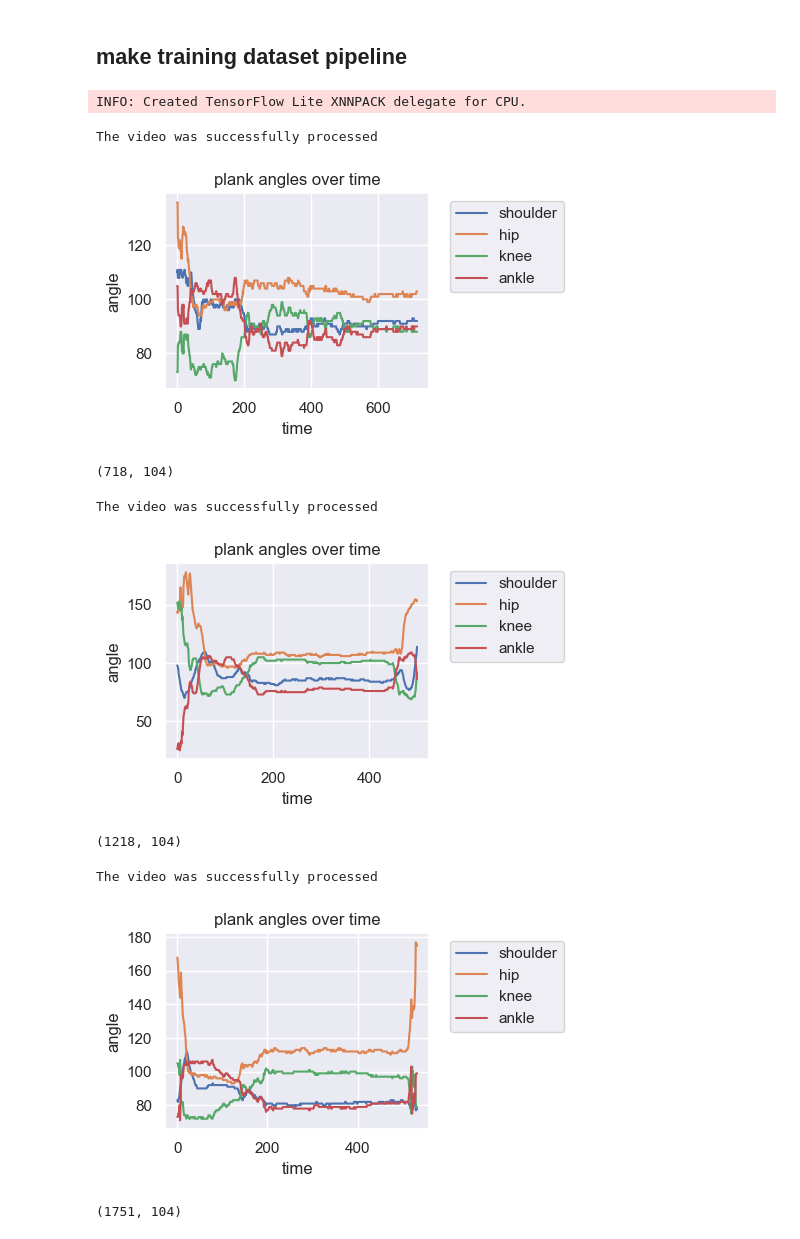
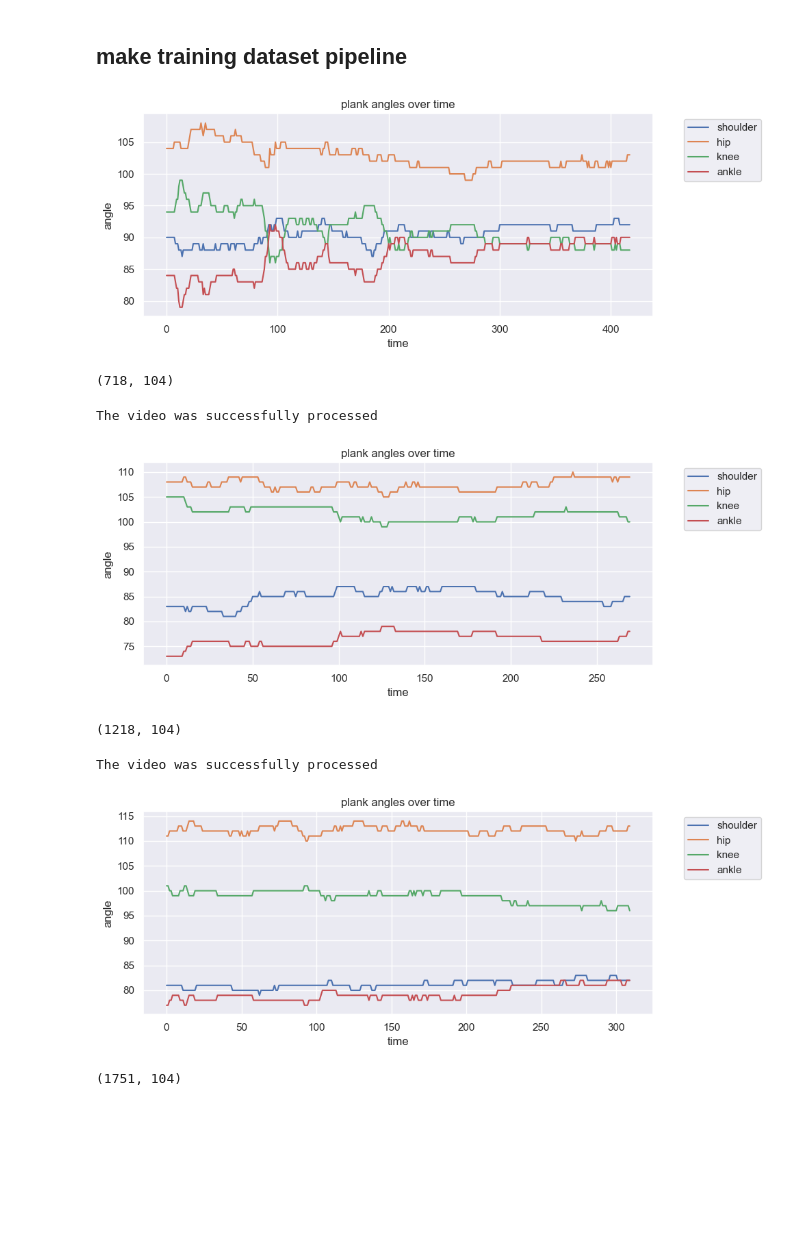
Before and after one commit to joshabbott/ai-formtrainer, a Jupyter notebook: utils/train_plank_model.ipynb, the cells around one changed output. Cells and saved outputs as stored; diff of their text form; code cells hidden in the pictures; blank space fills up the shorter version.

```diff
--- a/utils/train_plank_model.ipynb
+++ b/utils/train_plank_model.ipynb
@@ -123,7 +123,7 @@ COLORS = {
 # %%
 def process_frame(frame,pose,framenum=1):
     """
-    Process a single video (maybe image too?) frame
+    Process a single video frame
 
     Returns keypoints, crit_angles_list
     """
@@ -157,11 +157,7 @@ def process_frame(frame,pose,framenum=1):
         offset_angle = find_angle(left_shldr_coord, right_shldr_coord, nose_coord)
 
         camera_view = 'right'
-        #
-        # ASSUME camera angle is from the right for now
-        #
-
-        # determine camera view (left or right) - front will default to right for now (TODO: handle this better)
+        # determine camera view (left or right) - front will default to right for now
         if offset_angle > 35.0:
             # hard-coded for now - determined from squat code author, seems good
             camera_view = 'front'
@@ -283,16 +284,11 @@ training_dir = "../data/videos/training/"
 # %%
-input_filename = training_dir+"joshplank-decent.mp4"
-data, angles_data = process_video(input_filename)
-feat_df = make_default_feature_matrix(data, angles_data)
-start = 200
-stop = 718
+start = 300
+# stop = 718
 feat_df.loc[0:start,0] = 0
 features_df = feat_df.copy()
-plot_crit_angles(angles_data)
+plot_crit_angles(angles_data[start:])
 # %% [output]
-INFO: Created TensorFlow Lite XNNPACK delegate for CPU.
-The video was successfully processed
-[figure, old version]
+[figure, new version]
 # %%
 features_df.shape
 # %% [output]
@@ -302,13 +298,13 @@ input_filename = training_dir+"joshplank-roundedback.mp4"
 data, angles_data = process_video(input_filename)
 feat_df = make_default_feature_matrix(data, angles_data)
 start = 170
-stop = 450
+stop = 440
 feat_df.loc[0:start,0] = 0
 feat_df.loc[stop:,0] = 0
-plot_crit_angles(angles_data)
+plot_crit_angles(angles_data[start:stop])
 # %% [output]
 The video was successfully processed
-[figure, old version]
+[figure, new version]
 # %%
 features_df = pd.concat([features_df,feat_df],ignore_index=True)
 # %%
@@ -323,10 +319,10 @@ start = 200
 stop = 510
 feat_df.loc[0:start,0] = 0
 feat_df.loc[stop:,0] = 0
-plot_crit_angles(angles_data)
+plot_crit_angles(angles_data[start:stop])
 # %% [output]
 The video was successfully processed
-[figure, old version]
+[figure, new version]
 # %%
 features_df = pd.concat([features_df,feat_df],ignore_index=True)
 # %%
```
Also changed, not shown: parts of 12 cells of this notebook, 4 other files.
